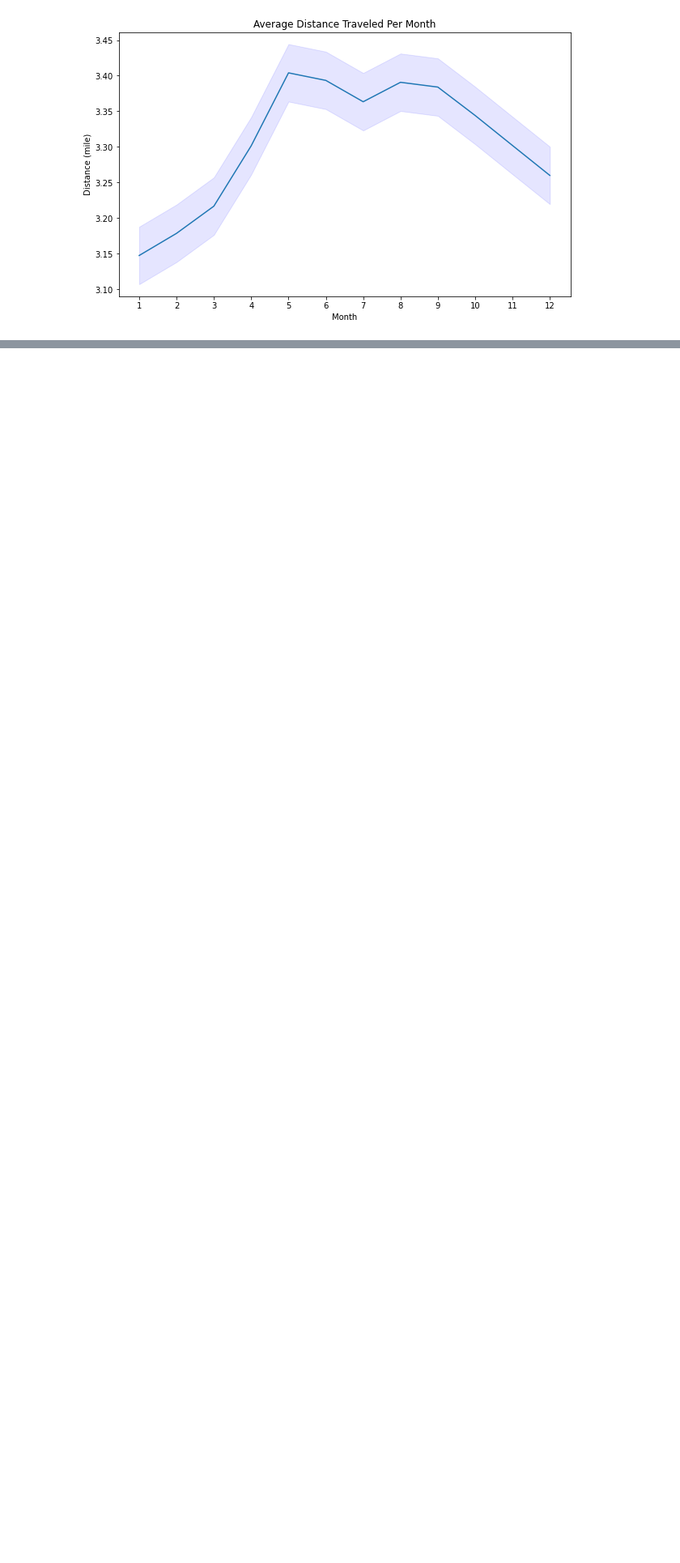
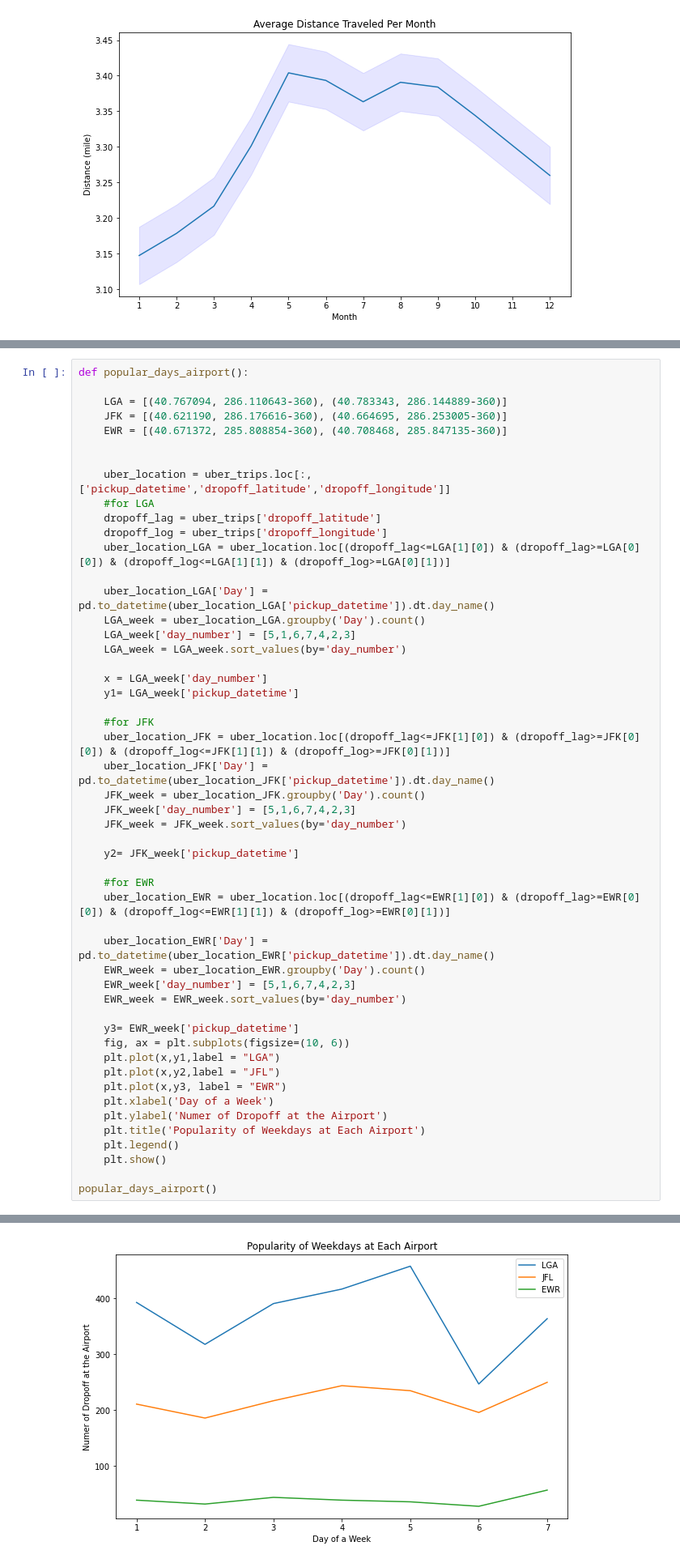
Before and after one commit to klcklcccc/TFA-Final-Project, a Jupyter notebook: Final Project.ipynb, the cells around one changed output, grey strips where cells are left out. Shown at 81% size. Drawn from its saved outputs; the diff is of its cells as text; blank space fills up the shorter version.

```diff
--- a/Final Project.ipynb
+++ b/Final Project.ipynb
@@ -663,0 +650,52 @@ avg_distance_month()
+# %%
+def popular_days_airport():
+
+    LGA = [(40.767094, 286.110643-360), (40.783343, 286.144889-360)]
+    JFK = [(40.621190, 286.176616-360), (40.664695, 286.253005-360)]
+    EWR = [(40.671372, 285.808854-360), (40.708468, 285.847135-360)]
+
+
+    uber_location = uber_trips.loc[:,['pickup_datetime','dropoff_latitude','dropoff_longitude']]
+    #for LGA
+    dropoff_lag = uber_trips['dropoff_latitude']
+    dropoff_log = uber_trips['dropoff_longitude']
+    uber_location_LGA = uber_location.loc[(dropoff_lag<=LGA[1][0]) & (dropoff_lag>=LGA[0][0]) & (dropoff_log<=LGA[1][1]) & (dropoff_log>=LGA[0][1])]
+
+    uber_location_LGA['Day'] = pd.to_datetime(uber_location_LGA['pickup_datetime']).dt.day_name()
+    LGA_week = uber_location_LGA.groupby('Day').count()
+    LGA_week['day_number'] = [5,1,6,7,4,2,3]
+    LGA_week = LGA_week.sort_values(by='day_number')
+
+    x = LGA_week['day_number']
+    y1= LGA_week['pickup_datetime']
+
+    #for JFK
+    uber_location_JFK = uber_location.loc[(dropoff_lag<=JFK[1][0]) & (dropoff_lag>=JFK[0][0]) & (dropoff_log<=JFK[1][1]) & (dropoff_log>=JFK[0][1])]
+    uber_location_JFK['Day'] = pd.to_datetime(uber_location_JFK['pickup_datetime']).dt.day_name()
+    JFK_week = uber_location_JFK.groupby('Day').count()
+    JFK_week['day_number'] = [5,1,6,7,4,2,3]
+    JFK_week = JFK_week.sort_values(by='day_number')
+
+    y2= JFK_week['pickup_datetime']
+
+    #for EWR
+    uber_location_EWR = uber_location.loc[(dropoff_lag<=EWR[1][0]) & (dropoff_lag>=EWR[0][0]) & (dropoff_log<=EWR[1][1]) & (dropoff_log>=EWR[0][1])]
+
+    uber_location_EWR['Day'] = pd.to_datetime(uber_location_EWR['pickup_datetime']).dt.day_name()
+    EWR_week = uber_location_EWR.groupby('Day').count()
+    EWR_week['day_number'] = [5,1,6,7,4,2,3]
+    EWR_week = EWR_week.sort_values(by='day_number')
+
+    y3= EWR_week['pickup_datetime']
+    fig, ax = plt.subplots(figsize=(10, 6))
+    plt.plot(x,y1,label = "LGA")
+    plt.plot(x,y2,label = "JFL")
+    plt.plot(x,y3, label = "EWR")
+    plt.xlabel('Day of a Week')
+    plt.ylabel('Numer of Dropoff at the Airport')
+    plt.title('Popularity of Weekdays at Each Airport')
+    plt.legend()
+    plt.show()
+
+popular_days_airport()
+# %% [output]
@@ -664 +717,2 @@ avg_distance_month()
+[figure, added]
 # %% [markdown]
```
Also changed, not shown: parts of 24 cells of this notebook.
